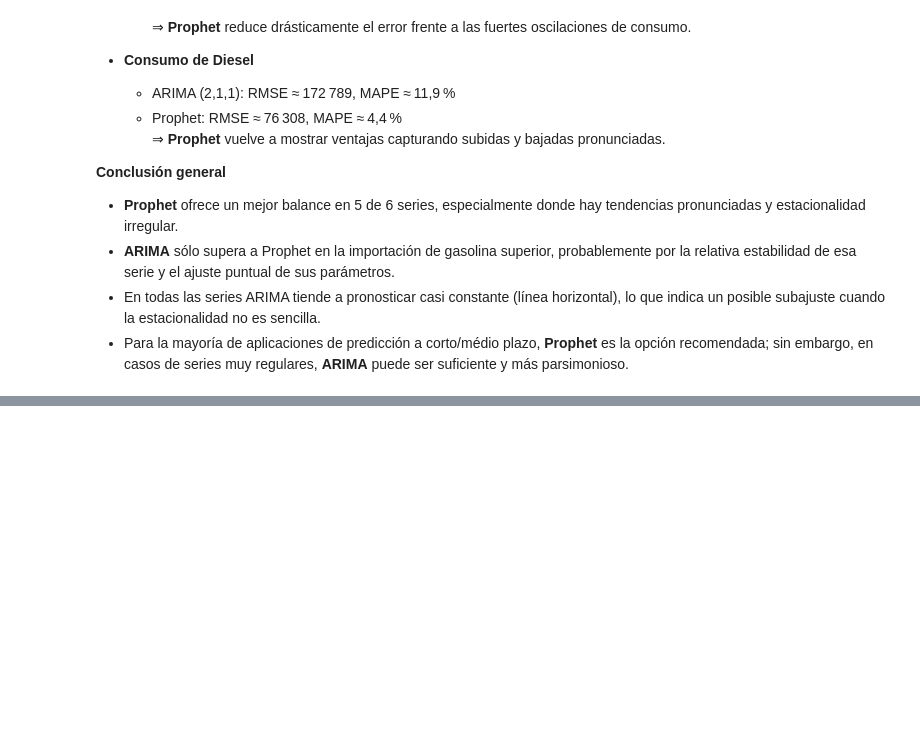
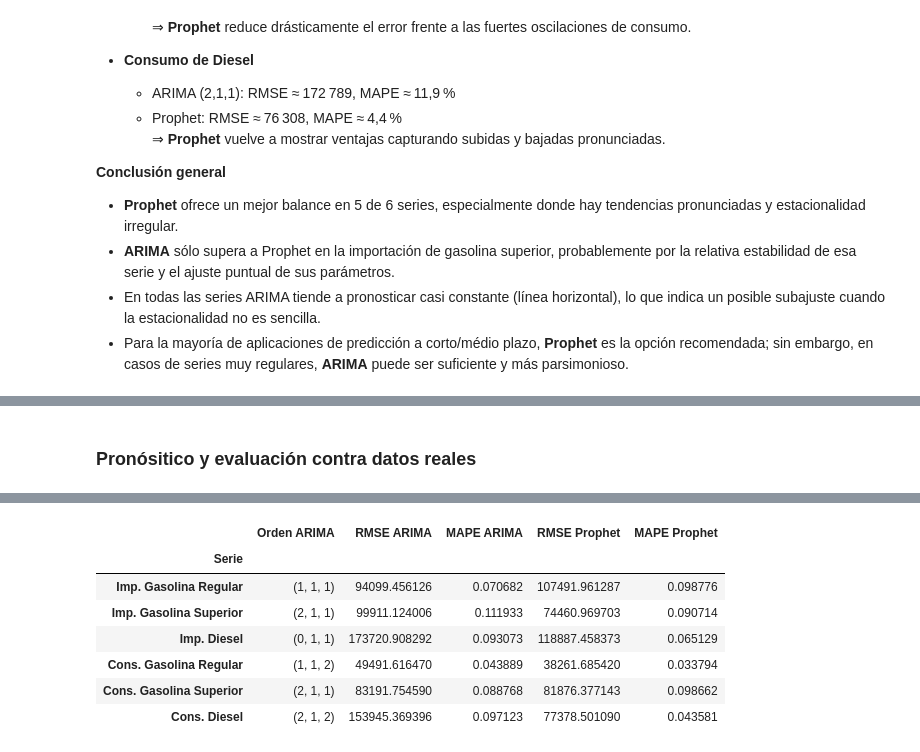
Before and after one commit to Diegoval-Dev/DC-Lab1, a Jupyter notebook: series-de-tiempo.ipynb, the cells around one changed output, grey strips where cells are left out. Drawn from its saved outputs; the diff is of its cells as text; code cells hidden in the pictures; blank space fills up the shorter version.

```diff
--- a/series-de-tiempo.ipynb
+++ b/series-de-tiempo.ipynb
@@ -883,0 +956,50 @@ for name, ts in series.items():
+# %% [markdown]
+### Pronósitico y evaluación contra datos reales
+# %%
+from prophet import Prophet
+from sklearn.metrics import mean_squared_error, mean_absolute_percentage_error
+import numpy as np
+import pandas as pd
+
+results_4 = []
+
+for name, train in series_train.items():
+    test = series_test[name]
+    h = len(test)
+
+    # — ARIMA
+    order = best_orders_4[name]
+    arima_model = ARIMA(train, order=order).fit()
+    fc_ar = arima_model.forecast(h)
+
+    # — Prophet
+    dfp = pd.DataFrame({'ds': train.index, 'y': train.values})
+    m = Prophet(yearly_seasonality=True)
+    m.fit(dfp)
+    future = m.make_future_dataframe(periods=h, freq='M')
+    fc_p = m.predict(future).set_index('ds')['yhat'][-h:]
+
+    # Métricas
+    rmse_ar = np.sqrt(mean_squared_error(test, fc_ar))
+    mape_ar = mean_absolute_percentage_error(test, fc_ar)
+    rmse_pr = np.sqrt(mean_squared_error(test, fc_p))
+    mape_pr = mean_absolute_percentage_error(test, fc_p)
+
+    results_4.append([
+        name,
+        order,
+        rmse_ar, mape_ar,
+        rmse_pr, mape_pr
+    ])
+
+metrics_4 = pd.DataFrame(
+    results_4,
+    columns=[
+        'Serie', 'Orden ARIMA',
+        'RMSE ARIMA', 'MAPE ARIMA',
+        'RMSE Prophet', 'MAPE Prophet'
+    ]
+).set_index('Serie')
+
+metrics_4
+# %% [output]
@@ -883,0 +1018,8 @@ for name, ts in series.items():
+|  | Orden ARIMA | RMSE ARIMA | MAPE ARIMA | RMSE Prophet | MAPE Prophet |
+| Serie |  |  |  |  |  |
+| Imp. Gasolina Regular | (1, 1, 1) | 94099.456126 | 0.070682 | 107491.961287 | 0.098776 |
+| Imp. Gasolina Superior | (2, 1, 1) | 99911.124006 | 0.111933 | 74460.969703 | 0.090714 |
+| Imp. Diesel | (0, 1, 1) | 173720.908292 | 0.093073 | 118887.458373 | 0.065129 |
+| Cons. Gasolina Regular | (1, 1, 2) | 49491.616470 | 0.043889 | 38261.685420 | 0.033794 |
+| Cons. Gasolina Superior | (2, 1, 1) | 83191.754590 | 0.088768 | 81876.377143 | 0.098662 |
+| Cons. Diesel | (2, 1, 2) | 153945.369396 | 0.097123 | 77378.501090 | 0.043581 |
```
Also changed, not shown: parts of 19 cells of this notebook.
